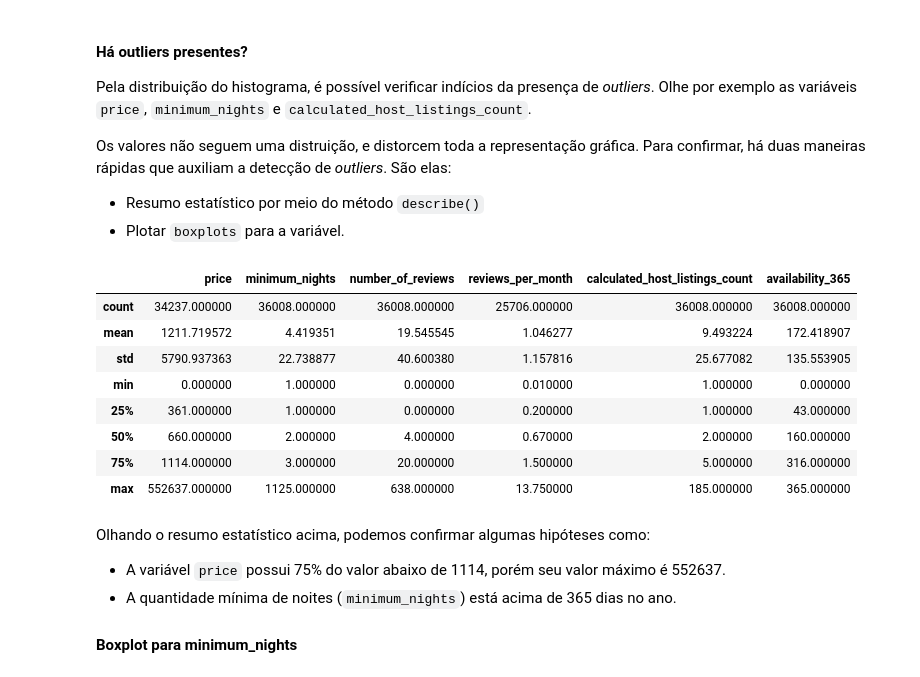
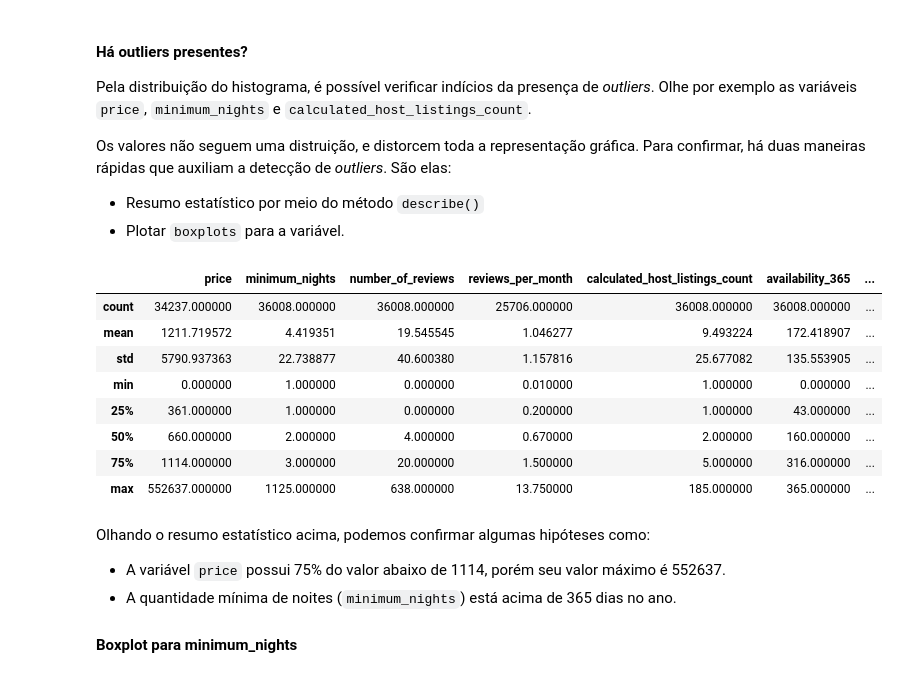
Before and after one commit to Thaizalu/Data_Science, a Jupyter notebook: [Rio_de_Janeiro]_Analisando_os_Dados_do_Airbnb.ipynb, the cells around one changed output. Cells and saved outputs as stored; diff of their text form; code cells hidden in the pictures.

```diff
--- a/[Rio_de_Janeiro]_Analisando_os_Dados_do_Airbnb.ipynb
+++ b/[Rio_de_Janeiro]_Analisando_os_Dados_do_Airbnb.ipynb
@@ -167,17 +170,17 @@ Os valores não seguem uma distruição, e distorcem toda a representação grá
 # %%
 # ver o resumo estatístico das variáveis numéricas
 df[['price', 'minimum_nights', 'number_of_reviews', 'reviews_per_month',
-    'calculated_host_listings_count', 'availability_365']].describe()
+    'calculated_host_listings_count', 'availability_365', 'number_of_reviews_ltm']].describe()
 # %% [output]
-|  | price | minimum_nights | number_of_reviews | reviews_per_month | calculated_host_listings_count | availability_365 |
-| count | 34237.000000 | 36008.000000 | 36008.000000 | 25706.000000 | 36008.000000 | 36008.000000 |
-| mean | 1211.719572 | 4.419351 | 19.545545 | 1.046277 | 9.493224 | 172.418907 |
-| std | 5790.937363 | 22.738877 | 40.600380 | 1.157816 | 25.677082 | 135.553905 |
-| min | 0.000000 | 1.000000 | 0.000000 | 0.010000 | 1.000000 | 0.000000 |
-| 25% | 361.000000 | 1.000000 | 0.000000 | 0.200000 | 1.000000 | 43.000000 |
-| 50% | 660.000000 | 2.000000 | 4.000000 | 0.670000 | 2.000000 | 160.000000 |
-| 75% | 1114.000000 | 3.000000 | 20.000000 | 1.500000 | 5.000000 | 316.000000 |
-| max | 552637.000000 | 1125.000000 | 638.000000 | 13.750000 | 185.000000 | 365.000000 |
+|  | price | minimum_nights | number_of_reviews | reviews_per_month | calculated_host_listings_count | availability_365 | ... |
+| count | 34237.000000 | 36008.000000 | 36008.000000 | 25706.000000 | 36008.000000 | 36008.000000 | ... |
+| mean | 1211.719572 | 4.419351 | 19.545545 | 1.046277 | 9.493224 | 172.418907 | ... |
+| std | 5790.937363 | 22.738877 | 40.600380 | 1.157816 | 25.677082 | 135.553905 | ... |
+| min | 0.000000 | 1.000000 | 0.000000 | 0.010000 | 1.000000 | 0.000000 | ... |
+| 25% | 361.000000 | 1.000000 | 0.000000 | 0.200000 | 1.000000 | 43.000000 | ... |
+| 50% | 660.000000 | 2.000000 | 4.000000 | 0.670000 | 2.000000 | 160.000000 | ... |
+| 75% | 1114.000000 | 3.000000 | 20.000000 | 1.500000 | 5.000000 | 316.000000 | ... |
+| max | 552637.000000 | 1125.000000 | 638.000000 | 13.750000 | 185.000000 | 365.000000 | ... |
 # %% [markdown]
 Olhando o resumo estatístico acima, podemos confirmar algumas hipóteses como:
 
```
Also changed, not shown: parts of 6 cells of this notebook.
